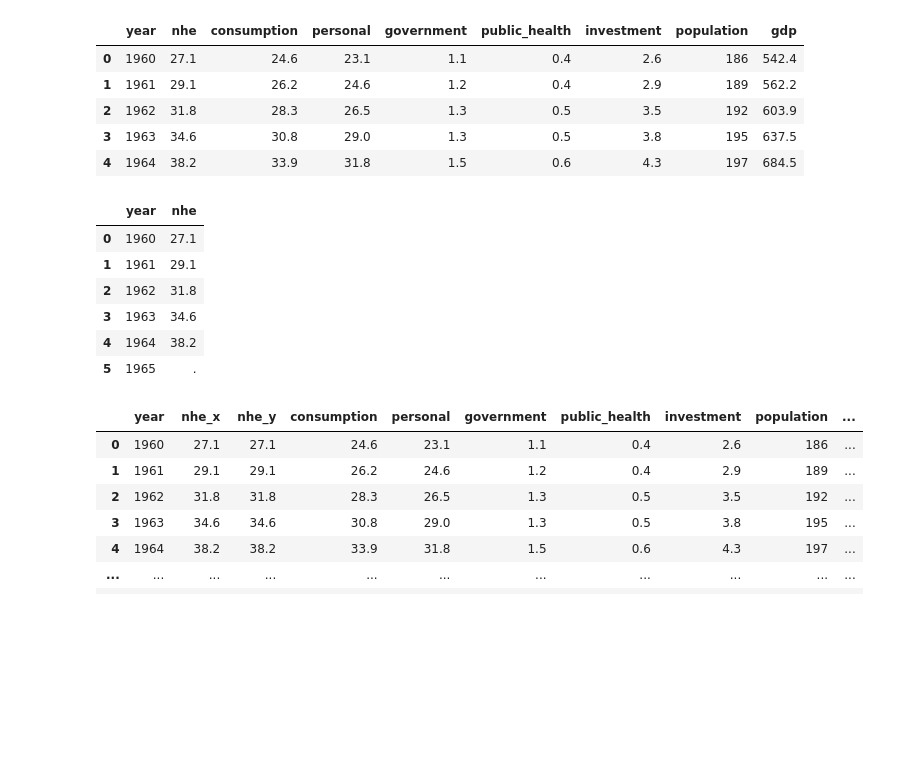
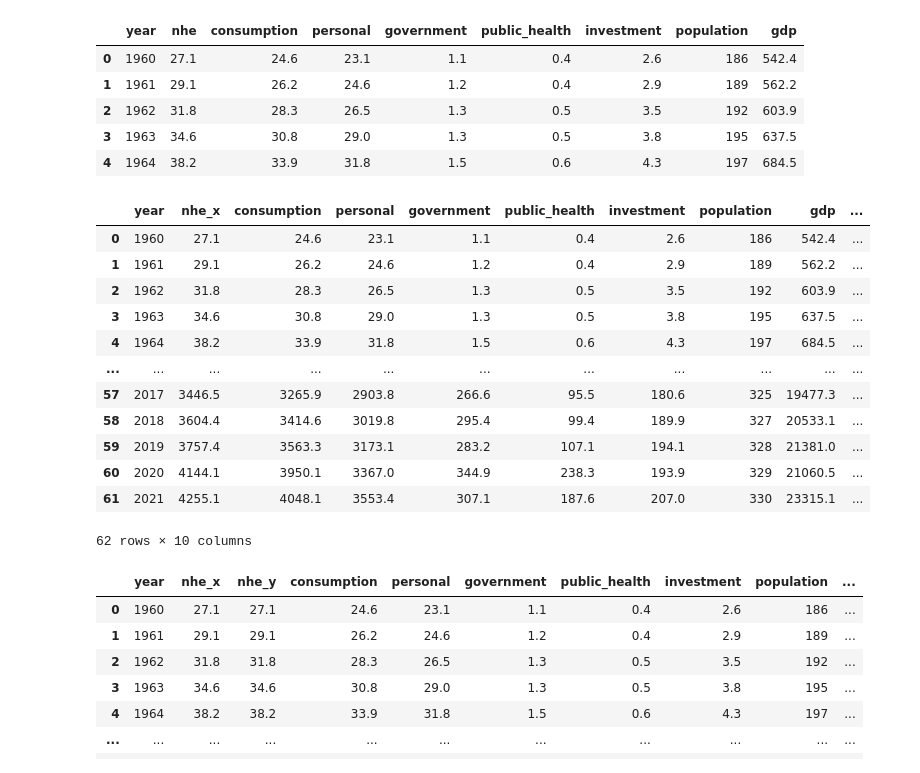
Before and after one commit to messymoose/ECON570, a Jupyter notebook: Study/StudyGuide.ipynb, the cells around one changed output. Saved outputs shown, nothing was run; the diff lists cells and outputs as text; code cells hidden in the pictures; blank space fills up the shorter version.

```diff
--- a/Study/StudyGuide.ipynb
+++ b/Study/StudyGuide.ipynb
@@ -58,14 +58,19 @@ df2.head()
 | 3 | 1963 | 34.6 | 30.8 | 29.0 | 1.3 | 0.5 | 3.8 | 195 | 637.5 |
 | 4 | 1964 | 38.2 | 33.9 | 31.8 | 1.5 | 0.6 | 4.3 | 197 | 684.5 |
 # %%
-df1.merge(df2, how = 'inner',  on=["year"])
-df1.head(6)
+df2.merge(df1, how = 'left', on = ['year'])
 # %% [output]
-|  | year | nhe |
-| 0 | 1960 | 27.1 |
-| 1 | 1961 | 29.1 |
-| 2 | 1962 | 31.8 |
-| 3 | 1963 | 34.6 |
-| 4 | 1964 | 38.2 |
-| 5 | 1965 | . |
+|  | year | nhe_x | consumption | personal | government | public_health | investment | population | gdp | ... |
+| 0 | 1960 | 27.1 | 24.6 | 23.1 | 1.1 | 0.4 | 2.6 | 186 | 542.4 | ... |
+| 1 | 1961 | 29.1 | 26.2 | 24.6 | 1.2 | 0.4 | 2.9 | 189 | 562.2 | ... |
+| 2 | 1962 | 31.8 | 28.3 | 26.5 | 1.3 | 0.5 | 3.5 | 192 | 603.9 | ... |
+| 3 | 1963 | 34.6 | 30.8 | 29.0 | 1.3 | 0.5 | 3.8 | 195 | 637.5 | ... |
+| 4 | 1964 | 38.2 | 33.9 | 31.8 | 1.5 | 0.6 | 4.3 | 197 | 684.5 | ... |
+| ... | ... | ... | ... | ... | ... | ... | ... | ... | ... | ... |
+| 57 | 2017 | 3446.5 | 3265.9 | 2903.8 | 266.6 | 95.5 | 180.6 | 325 | 19477.3 | ... |
+| 58 | 2018 | 3604.4 | 3414.6 | 3019.8 | 295.4 | 99.4 | 189.9 | 327 | 20533.1 | ... |
+| 59 | 2019 | 3757.4 | 3563.3 | 3173.1 | 283.2 | 107.1 | 194.1 | 328 | 21381.0 | ... |
+| 60 | 2020 | 4144.1 | 3950.1 | 3367.0 | 344.9 | 238.3 | 193.9 | 329 | 21060.5 | ... |
+| 61 | 2021 | 4255.1 | 4048.1 | 3553.4 | 307.1 | 187.6 | 207.0 | 330 | 23315.1 | ... |
+62 rows × 10 columns
 # %%
```
Also changed, not shown: parts of 2 cells of this notebook, 4 other files.
